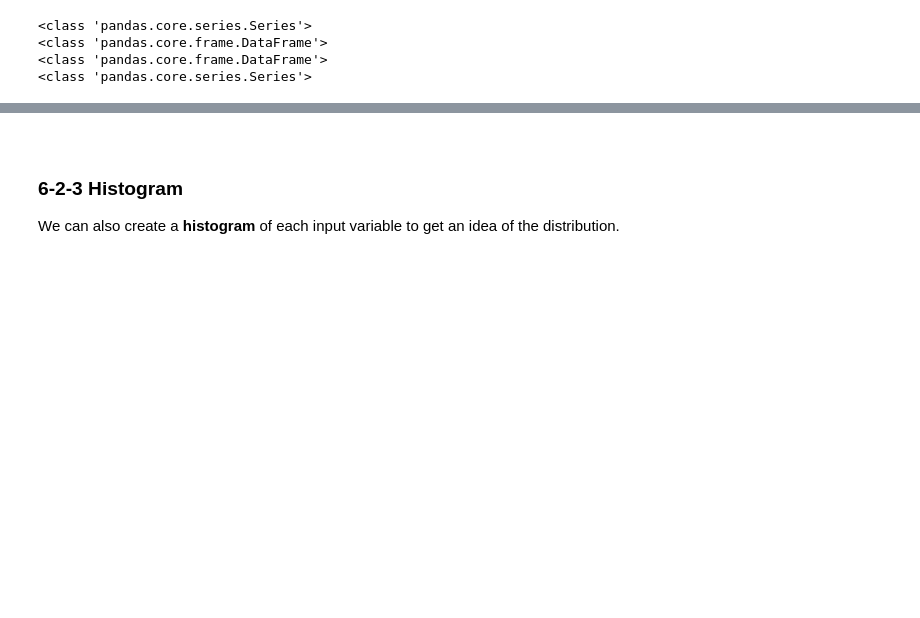
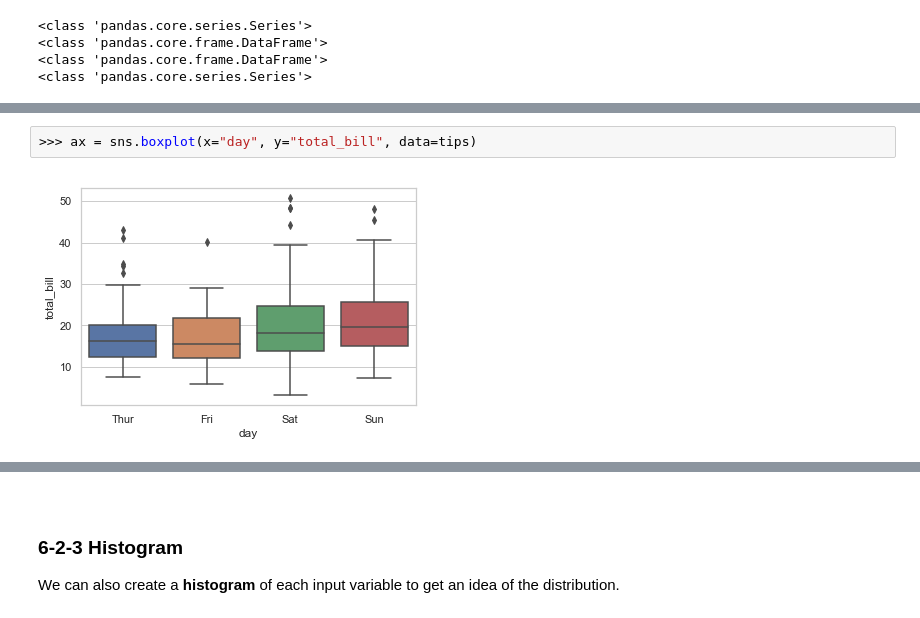
Before and after one commit to hrvojej/Machine-Learning-Workflow-with-Python, a Jupyter notebook: 01 A Comprehensive Machine Learning Workflow with Python.ipynb, the cells around one changed output, grey strips where cells are left out. Cells and saved outputs as stored; diff of their text form; blank space fills up the shorter version.

```diff
--- a/01 A Comprehensive Machine Learning Workflow with Python.ipynb
+++ b/01 A Comprehensive Machine Learning Workflow with Python.ipynb
@@ -583,0 +586,4 @@ plt.show()
+# %%
+>>> ax = sns.boxplot(x="day", y="total_bill", data=tips)
+# %% [output]
+[figure, added]
```
Also changed, not shown: parts of 30 cells of this notebook, 1 other file.
